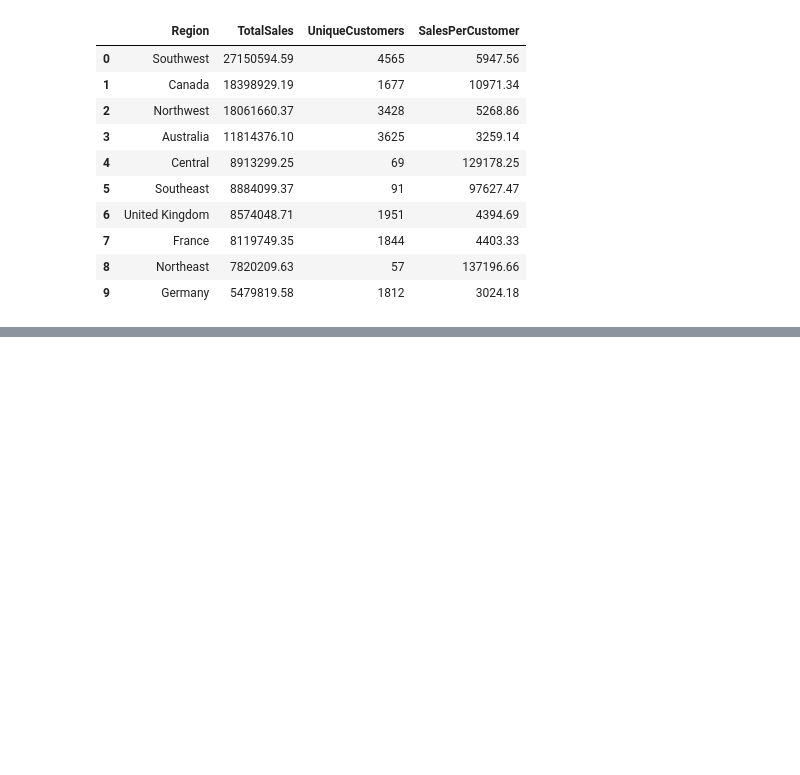
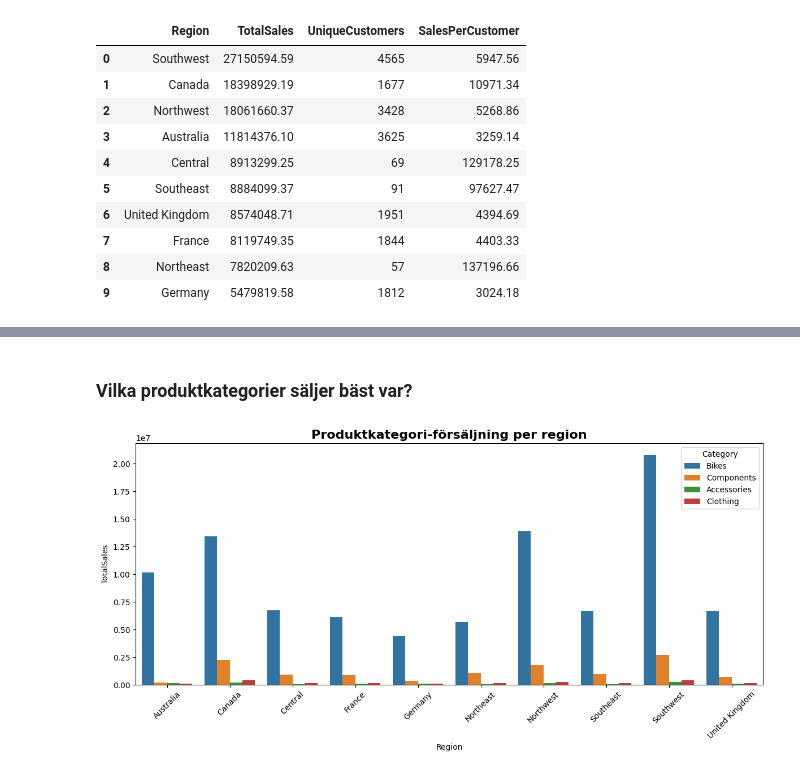
Before and after one commit to MstAnarkoli/Data-Science-Project-Adventure-Works-SQL-exam, a Jupyter notebook: notebooks/report.ipynb, the cells around one changed output, grey strips where cells are left out. Drawn from its saved outputs; the diff is of its cells as text; code cells hidden in the pictures; blank space fills up the shorter version.

```diff
--- a/notebooks/report.ipynb
+++ b/notebooks/report.ipynb
@@ -502,0 +591,53 @@ plt.show()
+# %% [markdown]
+### Vilka produktkategorier säljer bäst var?
+# %%
+query = """
+SELECT
+    st.Name AS Region,
+    pc.Name AS Category,
+    ROUND(SUM(sod.LineTotal), 2) AS TotalSales
+FROM Sales.SalesOrderDetail sod
+JOIN Sales.SalesOrderHeader soh
+    ON sod.SalesOrderID = soh.SalesOrderID
+JOIN Sales.SalesTerritory st
+    ON soh.TerritoryID = st.TerritoryID
+JOIN Production.Product p
+    ON sod.ProductID = p.ProductID
+JOIN Production.ProductSubcategory psc
+    ON p.ProductSubcategoryID = psc.ProductSubcategoryID
+JOIN Production.ProductCategory pc
+    ON psc.ProductCategoryID = pc.ProductCategoryID
+GROUP BY st.Name, pc.Name
+ORDER BY st.Name, TotalSales DESC;
+"""
+
+df_cat_region = pd.read_sql(query, engine)
+
+# Best category per region
+best_per_region = (
+    df_cat_region
+    .sort_values(['Region', 'TotalSales'], ascending=[True, False])
+    .groupby('Region')
+    .first()
+    .reset_index()
+)
+
+best_per_region
+
+
+import seaborn as sns
+
+plt.figure(figsize=(12,6))
+sns.barplot(
+    data=df_cat_region,
+    x='Region',
+    y='TotalSales',
+    hue='Category'
+)
+
+plt.title("Produktkategori-försäljning per region", fontsize=16, fontweight="bold")
+plt.xticks(rotation=45)
+plt.tight_layout()
+plt.show()
+# %% [output]
+[figure, added]
```
Also changed, not shown: parts of 22 cells of this notebook, 1 other file.
